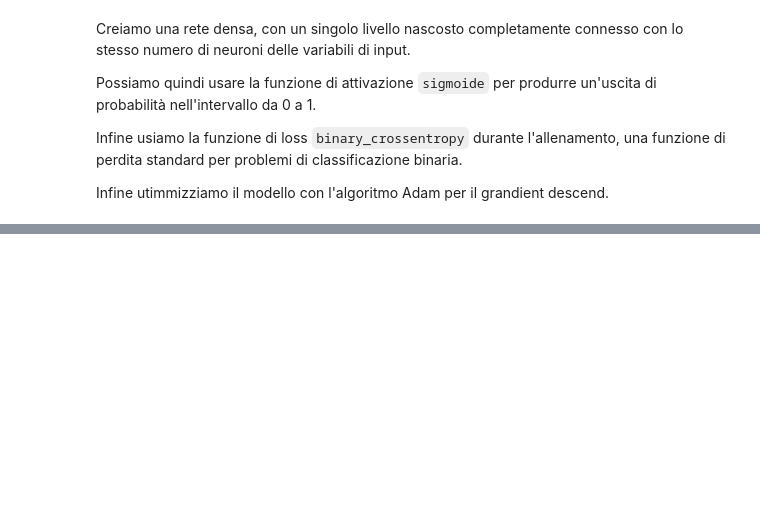
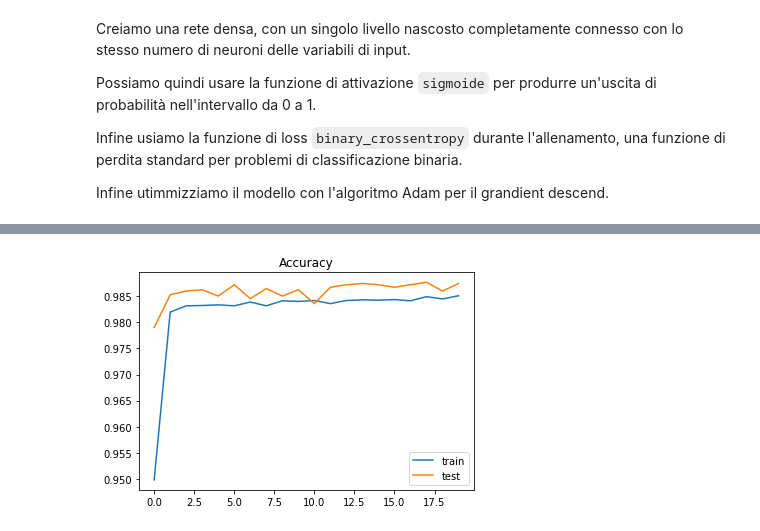
Before and after one commit to Chri1629/environment_physics, a Jupyter notebook: physics/esercitazione_7/Lezione 7.B - Esercizi.ipynb, the cells around one changed output, grey strips where cells are left out. Drawn from its saved outputs; the diff is of its cells as text; code cells hidden in the pictures; blank space fills up the shorter version.

```diff
--- a/physics/esercitazione_7/Lezione 7.B - Esercizi.ipynb
+++ b/physics/esercitazione_7/Lezione 7.B - Esercizi.ipynb
@@ -71,0 +145,8 @@ Infine utimmizziamo il modello con l'algoritmo Adam per il grandient descend.
+# %%
+plt.plot(history.history['accuracy'])
+plt.plot(history.history['val_accuracy'])
+plt.title("Accuracy")
+plt.legend(['train', 'test'])
+plt.show()
+# %% [output]
+[figure, added]
```
Also changed, not shown: parts of 9 cells of this notebook.
